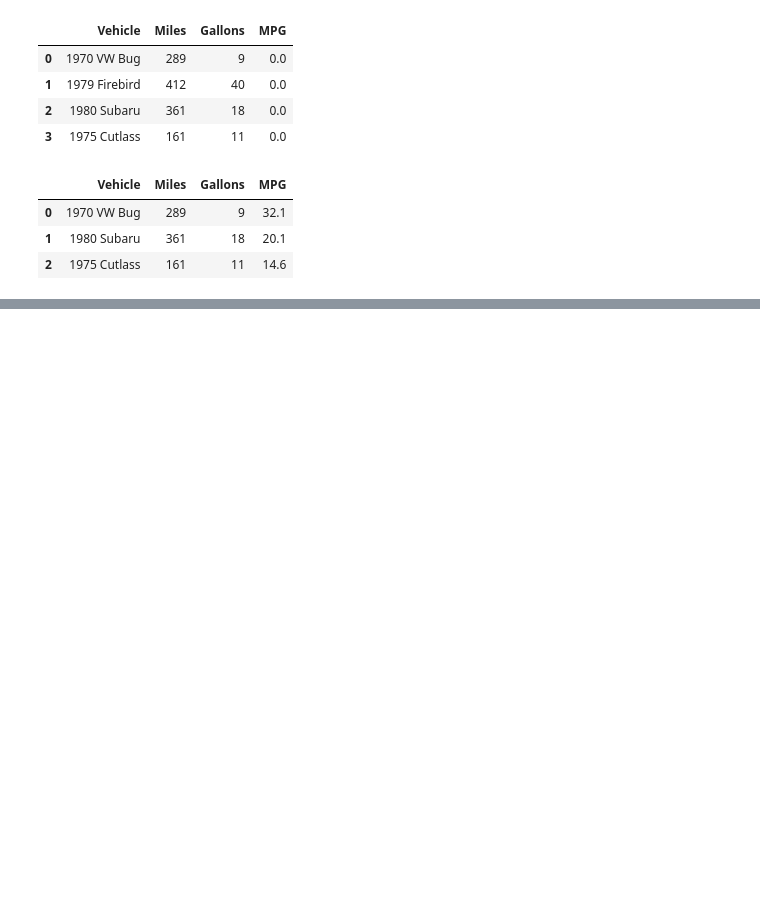
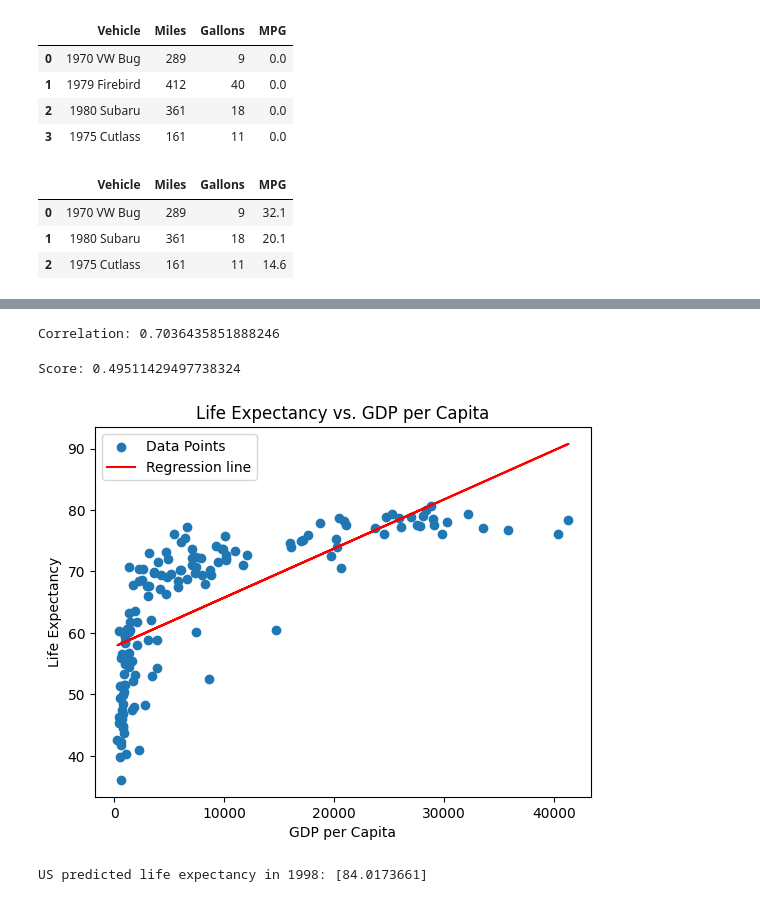
Before and after one commit to dcChilshock/AP-ComputerScience, a Jupyter notebook: Notebooks/concepts.ipynb, the cells around one changed output, grey strips where cells are left out. Cells and saved outputs as stored; diff of their text form; code cells hidden in the pictures; blank space fills up the shorter version.

```diff
--- a/Notebooks/concepts.ipynb
+++ b/Notebooks/concepts.ipynb
@@ -453,0 +471,3 @@ plt.show()
+# %%
+df = pd.read_csv("../data/gapminder.csv").sort_values(by='life_expectancy',ascending=False)
+df
@@ -453,0 +488,29 @@ plt.show()
+# %%
+df['year'] = pd.to_datetime(df['year'])
+df = df[df['year'].dt.year == 1997]
+
+correlation = df['life_expectancy'].corr(df['gdp_per_capita'])
+print("Correlation:", correlation) # >= 0.7+ menas strong + correlation
+# %% [output]
+Correlation: 0.7036435851888246
+# %%
+X = df[['gdp_per_capita']] #feature
+Y = df['life_expectancy']
+
+model = LinearRegression()
+model.fit(X,Y)
+print("Score:",model.score(X,Y))
+# %% [output]
+Score: 0.49511429497738324
+# %%
+plt.scatter(X,Y, label = 'Data Points')
+plt.plot(X, model.predict(X),color='red', label='Regression line')
+plt.xlabel('GDP per Capita')
+plt.ylabel('Life Expectancy')
+plt.title('Life Expectancy vs. GDP per Capita')
+plt.legend()
+plt.show()
+print("US predicted life expectancy in 1998:", model.predict([[32853.67]]))
+# %% [output]
+[figure, added]
+US predicted life expectancy in 1998: [84.0173661]
```
Also changed, not shown: parts of 5 cells of this notebook, 3 other files.
